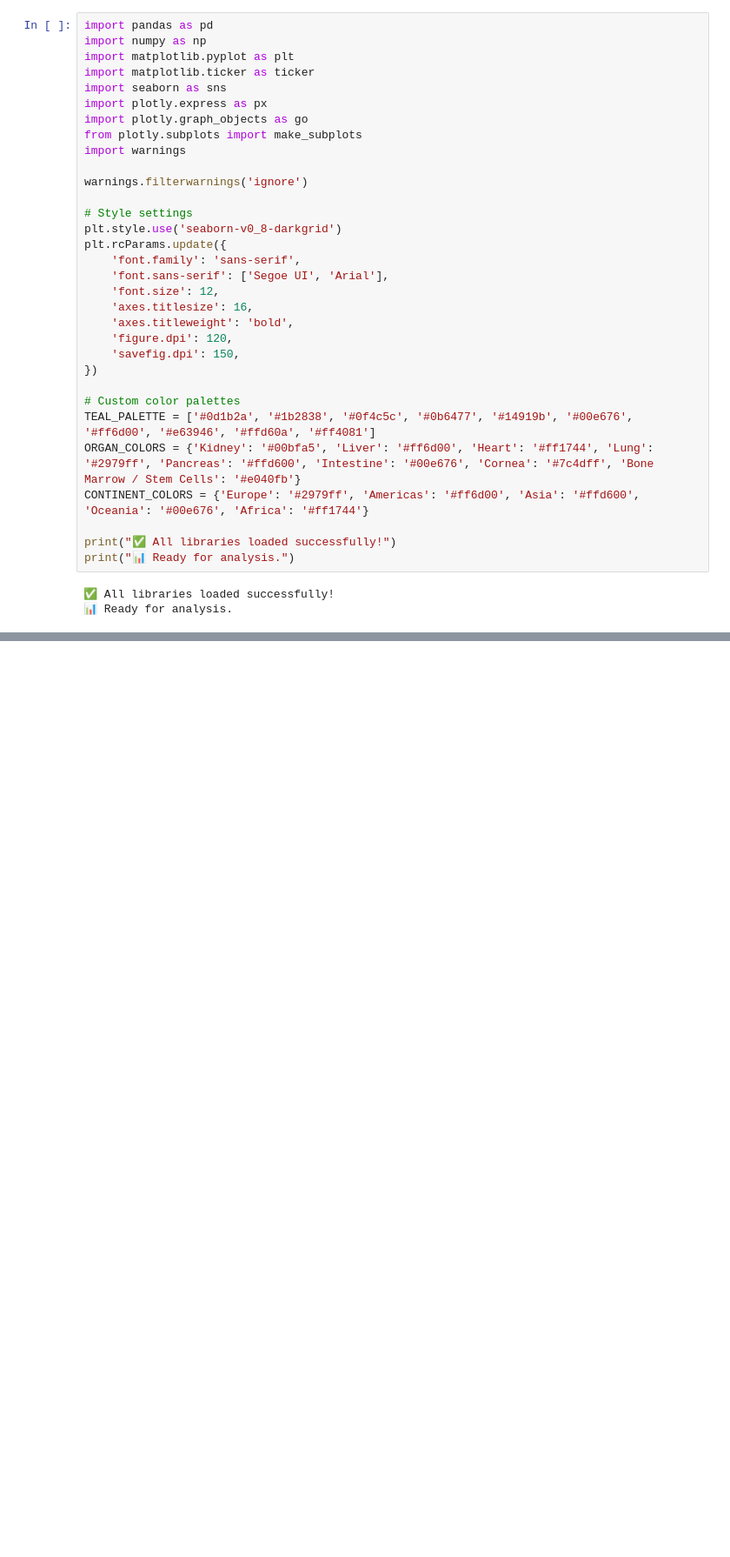
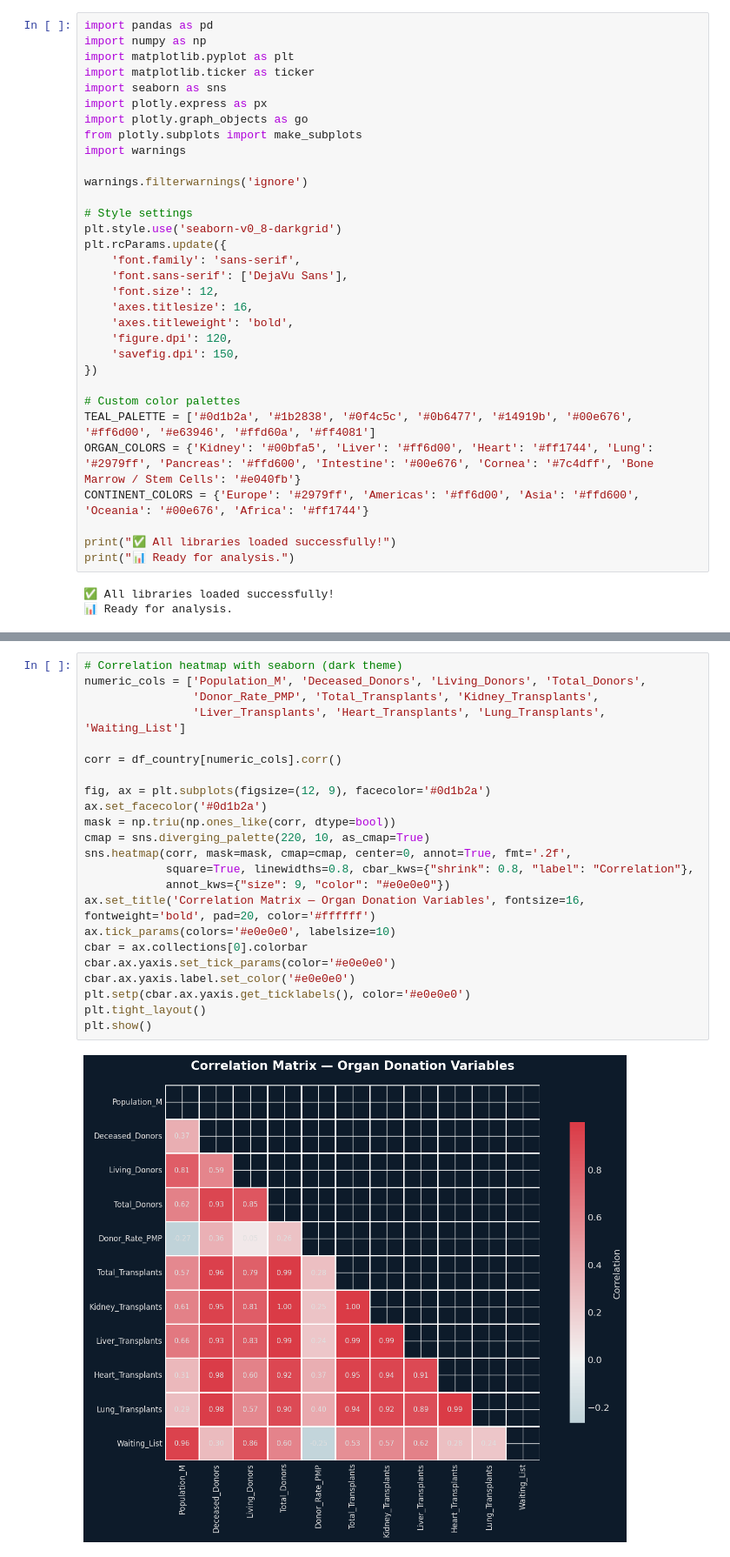
Before and after one commit to nbarrazae/Kaggle-Repo, a Jupyter notebook: eda-organ-donation-transplant-dataset.ipynb, the cells around one changed output, grey strips where cells are left out. Shown at 87% size. Drawn from its saved outputs; the diff is of its cells as text; blank space fills up the shorter version.

Commit message:
Kaggle Notebook | EDA Organ Donation & Transplant Dataset | Version 12

```diff
--- a/eda-organ-donation-transplant-dataset.ipynb
+++ b/eda-organ-donation-transplant-dataset.ipynb
@@ -15,7 +15,7 @@ warnings.filterwarnings('ignore')
 plt.style.use('seaborn-v0_8-darkgrid')
 plt.rcParams.update({
     'font.family': 'sans-serif',
-    'font.sans-serif': ['Segoe UI', 'Arial'],
+    'font.sans-serif': ['DejaVu Sans'],
     'font.size': 12,
     'axes.titlesize': 16,
     'axes.titleweight': 'bold',
@@ -598,3 +598,28 @@ fig.update_layout(
 fig.show()
 # %% [output]
 [interactive output not drawn]
+# %%
+# Correlation heatmap with seaborn (dark theme)
+numeric_cols = ['Population_M', 'Deceased_Donors', 'Living_Donors', 'Total_Donors',
+                'Donor_Rate_PMP', 'Total_Transplants', 'Kidney_Transplants',
+                'Liver_Transplants', 'Heart_Transplants', 'Lung_Transplants', 'Waiting_List']
+
+corr = df_country[numeric_cols].corr()
+
+fig, ax = plt.subplots(figsize=(12, 9), facecolor='#0d1b2a')
+ax.set_facecolor('#0d1b2a')
+mask = np.triu(np.ones_like(corr, dtype=bool))
+cmap = sns.diverging_palette(220, 10, as_cmap=True)
+sns.heatmap(corr, mask=mask, cmap=cmap, center=0, annot=True, fmt='.2f',
+            square=True, linewidths=0.8, cbar_kws={"shrink": 0.8, "label": "Correlation"},
+            annot_kws={"size": 9, "color": "#e0e0e0"})
+ax.set_title('Correlation Matrix — Organ Donation Variables', fontsize=16, fontweight='bold', pad=20, color='#ffffff')
+ax.tick_params(colors='#e0e0e0', labelsize=10)
+cbar = ax.collections[0].colorbar
+cbar.ax.yaxis.set_tick_params(color='#e0e0e0')
+cbar.ax.yaxis.label.set_color('#e0e0e0')
+plt.setp(cbar.ax.yaxis.get_ticklabels(), color='#e0e0e0')
+plt.tight_layout()
+plt.show()
+# %% [output]
+[figure, added]
```
